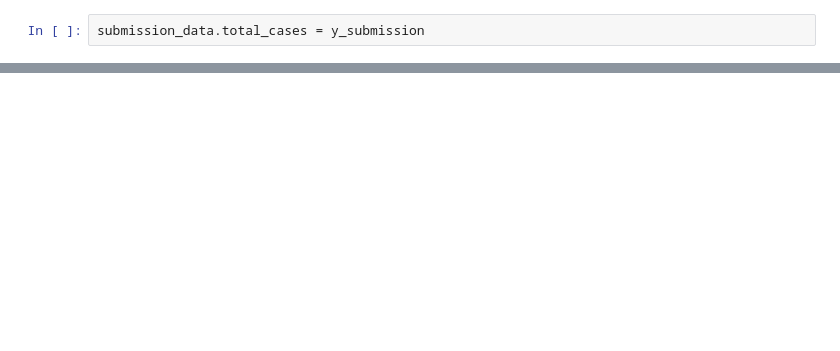
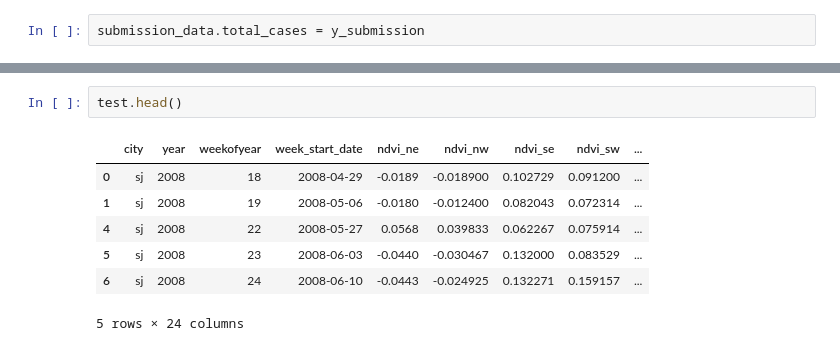
Before and after one commit to machinelearningrepo/drivendataprojects, a Jupyter notebook: DengAI.ipynb, the cells around one changed output, grey strips where cells are left out. Drawn from its saved outputs; the diff is of its cells as text; blank space fills up the shorter version.

```diff
--- a/DengAI.ipynb
+++ b/DengAI.ipynb
@@ -318,0 +335,10 @@ submission_data.head()
+# %%
+test.head()
+# %% [output]
+|  | city | year | weekofyear | week_start_date | ndvi_ne | ndvi_nw | ndvi_se | ndvi_sw | ... |
+| 0 | sj | 2008 | 18 | 2008-04-29 | -0.0189 | -0.018900 | 0.102729 | 0.091200 | ... |
+| 1 | sj | 2008 | 19 | 2008-05-06 | -0.0180 | -0.012400 | 0.082043 | 0.072314 | ... |
+| 4 | sj | 2008 | 22 | 2008-05-27 | 0.0568 | 0.039833 | 0.062267 | 0.075914 | ... |
+| 5 | sj | 2008 | 23 | 2008-06-03 | -0.0440 | -0.030467 | 0.132000 | 0.083529 | ... |
+| 6 | sj | 2008 | 24 | 2008-06-10 | -0.0443 | -0.024925 | 0.132271 | 0.159157 | ... |
+5 rows × 24 columns
```
Also changed, not shown: parts of 45 cells of this notebook, 3 other files.
